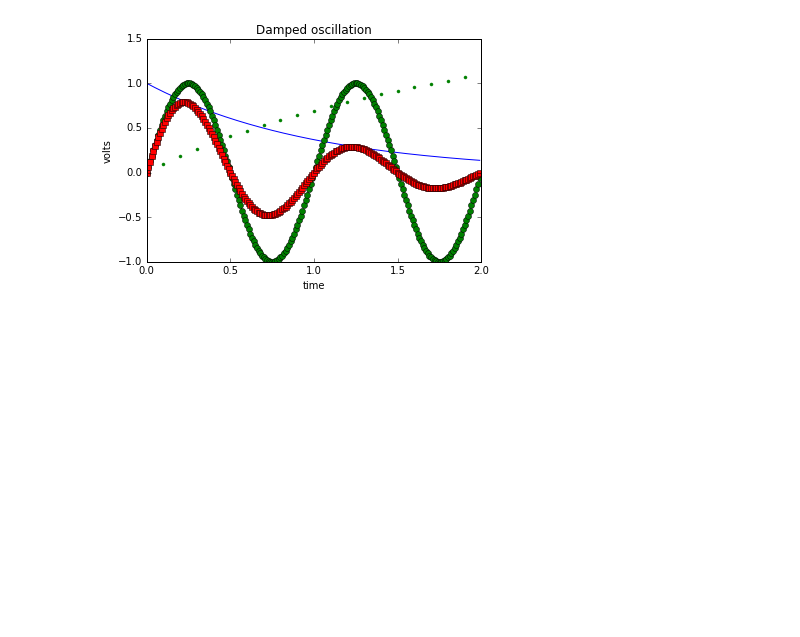
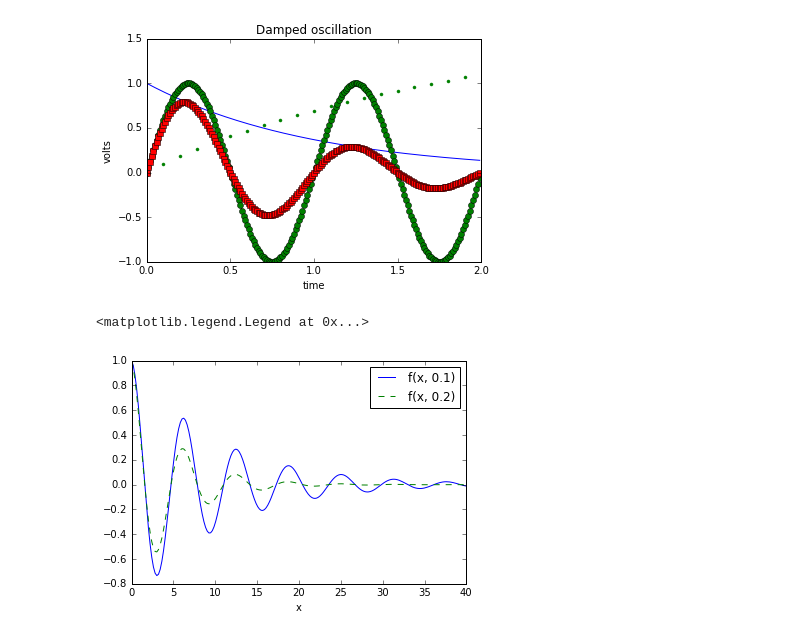
Before and after one commit to eroesch/etienneroes.ch-build, a Jupyter notebook: notebook/testing-ipython-setup/index.ipynb, the cells around one changed output. Drawn from its saved outputs; the diff is of its cells as text; code cells hidden in the pictures; blank space fills up the shorter version.

```diff
--- a/notebook/testing-ipython-setup/index.ipynb
+++ b/notebook/testing-ipython-setup/index.ipynb
@@ -28,3 +28,20 @@ plt.title('Damped oscillation')
 plt.show()
 # %% [output]
 [figure]
+# %%
+import pylab as p
+
+from numpy import exp, cos
+
+def f(x, alpha=0.1):
+    """The equation implemented in a Python function"""
+    return exp(- alpha * x) * cos(x)
+
+xs = p.linspace(0, 40, 200)
+p.plot(xs, f(xs, 0.1), label ='f(x, 0.1)')
+p.plot(xs, f(xs, 0.2), '--', label ='f(x, 0.2)')
+p.xlabel('x')
+p.legend()
+# %% [output]
+<matplotlib.legend.Legend at 0x...>
+[figure, added]
```
Also changed, not shown: parts of 2 cells of this notebook, 5 other files.
